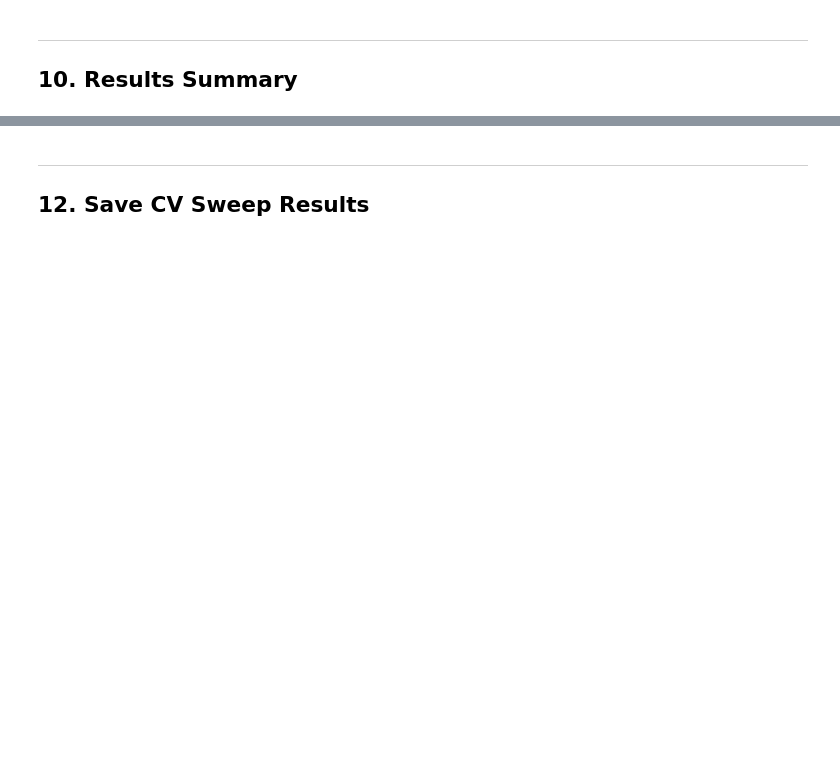
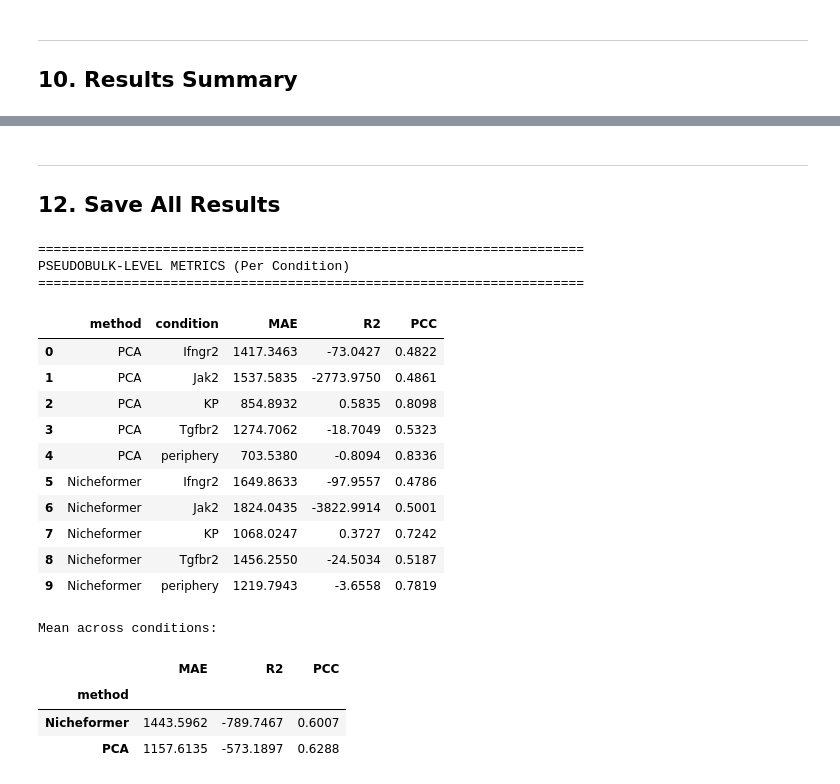
Before and after one commit to The-fourth-Marquis/Nicheformer, a Jupyter notebook: output/0518/nicheformer_vs_linear_perturbation.ipynb, the cells around one changed output, grey strips where cells are left out. Drawn from its saved outputs; the diff is of its cells as text; code cells hidden in the pictures; blank space fills up the shorter version.

Commit message:
temp save 0526

```diff
--- a/output/0518/nicheformer_vs_linear_perturbation.ipynb
+++ b/output/0518/nicheformer_vs_linear_perturbation.ipynb
@@ -564,0 +571,14 @@ print(f'\nCollected {len(all_eval_results)} evaluation results')
+# %%
+# Fit best models — for final evaluation (note: this is training fit, LOCO-CV is the honest metric)
+best_pca_l = best_pca['lambda']
+_, _, Y_pred_pca_c = solve_bilinear(Y_change, A_pca, B_pca, ridge_penalty=best_pca_l)
+Y_pred_pca = Y_pred_pca_c + baseline[:, np.newaxis]
+
+best_niche_l = best_niche['lambda']
+B_niche_final = reduce_dim_rows(B_niche_std, pca_dim)
+_, _, Y_pred_niche_c = solve_bilinear(Y_change, A_pca, B_niche_final, ridge_penalty=best_niche_l)
+Y_pred_niche = Y_pred_niche_c + baseline[:, np.newaxis]
+
+print(f'PCA:        lambda={best_pca_l:.4f}')
+print(f'Nicheformer: lambda={best_niche_l:.4f}')
+print(f'(LOCO-CV is the honest evaluation; this fit uses all data, expect lower error)')
@@ -624,4 +747,62 @@ if all_eval_results:
 # %% [markdown]
 ---
-## 12. Save CV Sweep Results
+## 12. Save All Results
+# %%
+from sklearn.metrics import mean_absolute_error, r2_score
+
+def compute_pseudobulk_metrics(Y_pred, Y_true, labels, method_name):
+    """MAE, R², and PCC at pseudobulk level per condition."""
+    rows = []
+    non_ctrl_idx = [i for i, l in enumerate(labels) if l != 'None']
+    for ci in non_ctrl_idx:
+        yp = Y_pred[:, ci]
+        yt = Y_true[:, ci]
+        mae = mean_absolute_error(yt, yp)
+        r2 = r2_score(yt, yp)
+        # Pearson correlation
+        yp_c, yt_c = yp - yp.mean(), yt - yt.mean()
+        denom = np.linalg.norm(yp_c) * np.linalg.norm(yt_c)
+        pcc = np.dot(yp_c, yt_c) / denom if denom > 0 else 0.0
+        rows.append({'method': method_name, 'condition': labels[ci],
+                     'MAE': mae, 'R2': r2, 'PCC': pcc})
+    return pd.DataFrame(rows)
+
+# Compute for both methods (predictions already exclude control column)
+df_pca_pb  = compute_pseudobulk_metrics(Y_pred_pca,  Y_raw, pseudobulk_labels, 'PCA')
+df_nich_pb = compute_pseudobulk_metrics(Y_pred_niche, Y_raw, pseudobulk_labels, 'Nicheformer')
+
+df_pb = pd.concat([df_pca_pb, df_nich_pb], ignore_index=True)
+print('=' * 70)
+print('PSEUDOBULK-LEVEL METRICS (Per Condition)')
+print('=' * 70)
+display(df_pb.round(4))
+
+# Summary across conditions
+pb_summary = df_pb.groupby('method')[['MAE', 'R2', 'PCC']].mean()
+print('\nMean across conditions:')
+display(pb_summary.round(4))
+
+# Save
+df_pb.to_csv(os.path.join(OUTPUT_DIR, 'pseudobulk_metrics.csv'), index=False)
+pb_summary.to_csv(os.path.join(OUTPUT_DIR, 'pseudobulk_metrics_summary.csv'))
+# %% [output]
+======================================================================
+PSEUDOBULK-LEVEL METRICS (Per Condition)
+======================================================================
+|  | method | condition | MAE | R2 | PCC |
+| 0 | PCA | Ifngr2 | 1417.3463 | -73.0427 | 0.4822 |
+| 1 | PCA | Jak2 | 1537.5835 | -2773.9750 | 0.4861 |
+| 2 | PCA | KP | 854.8932 | 0.5835 | 0.8098 |
+| 3 | PCA | Tgfbr2 | 1274.7062 | -18.7049 | 0.5323 |
+| 4 | PCA | periphery | 703.5380 | -0.8094 | 0.8336 |
+| 5 | Nicheformer | Ifngr2 | 1649.8633 | -97.9557 | 0.4786 |
+| 6 | Nicheformer | Jak2 | 1824.0435 | -3822.9914 | 0.5001 |
+| 7 | Nicheformer | KP | 1068.0247 | 0.3727 | 0.7242 |
+| 8 | Nicheformer | Tgfbr2 | 1456.2550 | -24.5034 | 0.5187 |
+| 9 | Nicheformer | periphery | 1219.7943 | -3.6558 | 0.7819 |
+Mean across conditions:
+|  | MAE | R2 | PCC |
+| method |  |  |  |
+| Nicheformer | 1443.5962 | -789.7467 | 0.6007 |
+| PCA | 1157.6135 | -573.1897 | 0.6288 |
 # %%
```
Also changed, not shown: parts of 65 cells of this notebook, 9 other files.
